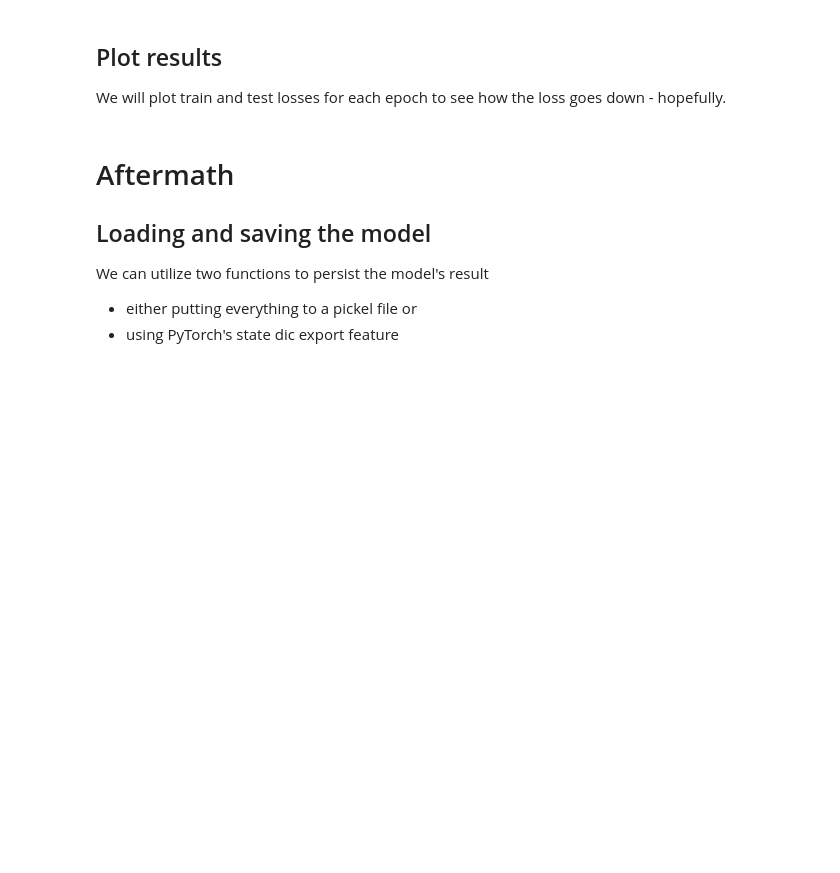
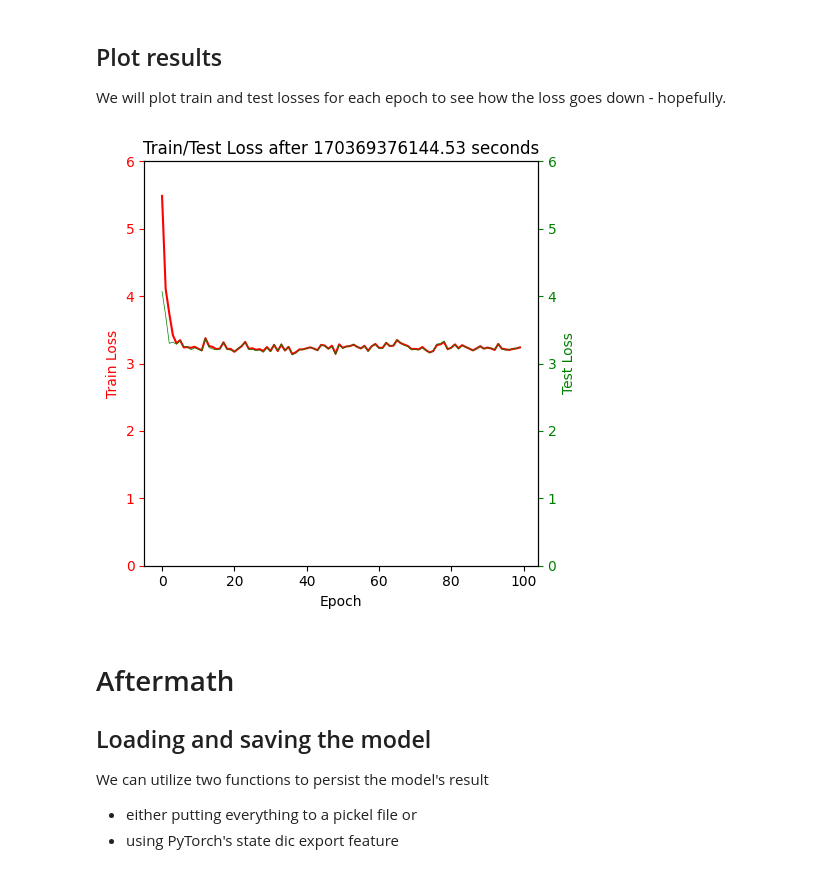
Before and after one commit to nickyreinert/basic-llm-with-pytorch, a Jupyter notebook: basic-llm.ipynb, the cells around one changed output. Drawn from its saved outputs; the diff is of its cells as text; code cells hidden in the pictures; blank space fills up the shorter version.

Commit message:
improved plot

```diff
--- a/basic-llm.ipynb
+++ b/basic-llm.ipynb
@@ -174,7 +176,7 @@ class Head(nn.Module):
         # compute attention scores ("affinities")
         weights = queries @ keys.transpose(-2,-1) * keys.shape[-1] ** -0.5 # (B, T, hs) @ (B, hs, T) -> (B, T, T)
         weights = weights.masked_fill(self.tril[:T, :T] == 0, float('-inf')) # (B, T, T)
-        weights = F.softmax(weights, dim=-1) # (B, T, T)
+        weights = torch.softmax(weights, dim=-1) # (B, T, T)
         weights = self.dropout(weights)
         # perform the weighted aggregation of the values
         values = self.values(X) # (B,T,hs)
@@ -277,7 +279,7 @@ class GPTLanguageModel(nn.Module):
             # focus only on the last time step
             y_logits = y_logits[:, -1, :] # becomes (B, C)
             # apply softmax to get probabilities
-            y_prediction_probs = F.softmax(y_logits, dim=-1) # (B, C)
+            y_prediction_probs = torch.softmax(y_logits, dim=-1) # (B, C)
             # sample from the distribution
             y_predicted = torch.multinomial(y_prediction_probs, num_samples=1) # (B, 1)
             # append predicted label to the sequence
@@ -379,24 +388,26 @@ We will plot train and test losses for each epoch to see how the loss goes down
 # %%
 fig, ax1 = plt.subplots(figsize=(5, 5))
 fontsize = 10
 line_width = 0.5
 y_axis_limit = int(max(losses['loss_train'] + losses['loss_test']) * 1.25)
 
 ax1.plot(losses['epoch'], losses['loss_train'], color='red', label='Train Loss', linewidth=line_width + 1)
 ax1.set_xlabel('Epoch', fontsize=fontsize)
 ax1.set_ylabel('Train Loss', color='red', fontsize=fontsize)
 ax1.tick_params('y', colors='red', labelsize=fontsize)
 ax1.set_ylim(0, y_axis_limit)
 
 ax2 = ax1.twinx()
 ax2.plot(losses['epoch'], losses['loss_test'], color='green', label='Test Loss', linewidth=line_width)
 ax2.set_ylabel('Test Loss', color='green', fontsize=fontsize)
 ax2.tick_params('y', colors='green', labelsize=fontsize)
 ax2.set_ylim(0, y_axis_limit)
 
-plt.title('Train and Test Loss Over Epochs')
+plt.title(f'Train/Test Loss after {losses["duration"]:.2f} seconds')
 fig.tight_layout()
 plt.show()
+# %% [output]
+[figure, added]
 # %% [markdown]
 # Aftermath
 ## Loading and saving the model
```
Also changed, not shown: parts of 6 cells of this notebook, 1 other file.
